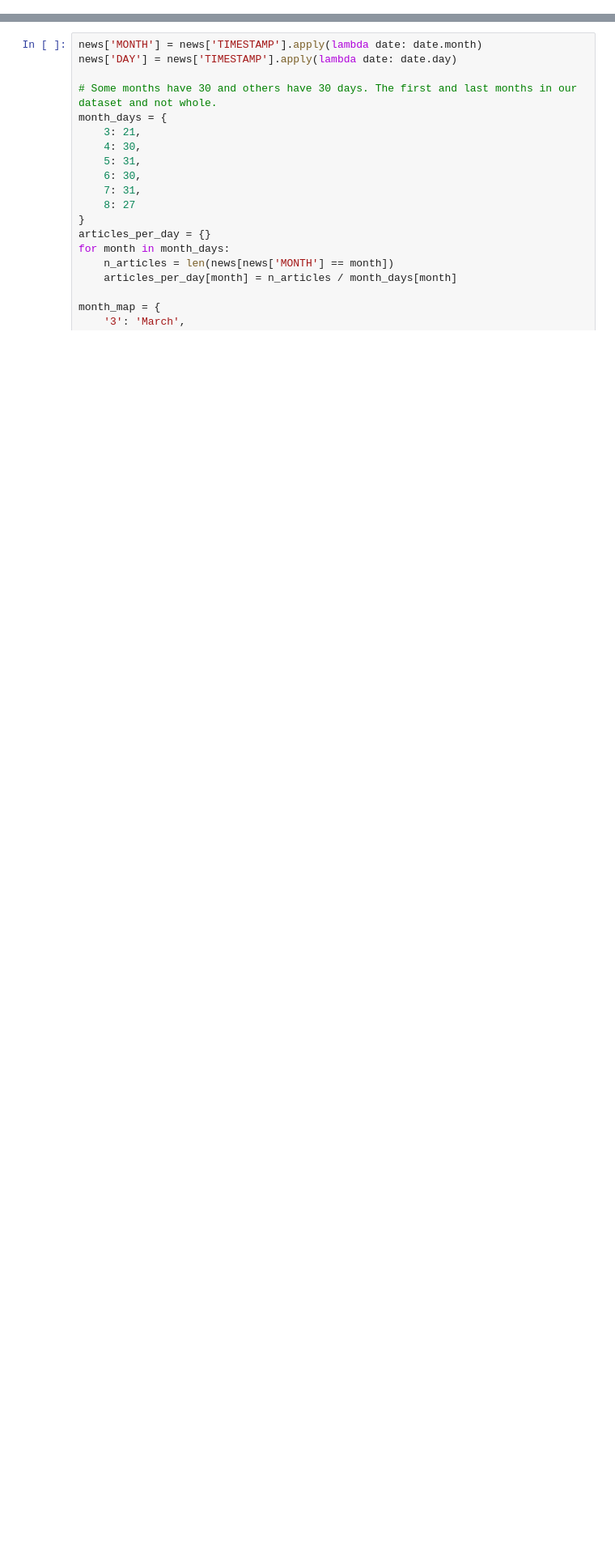
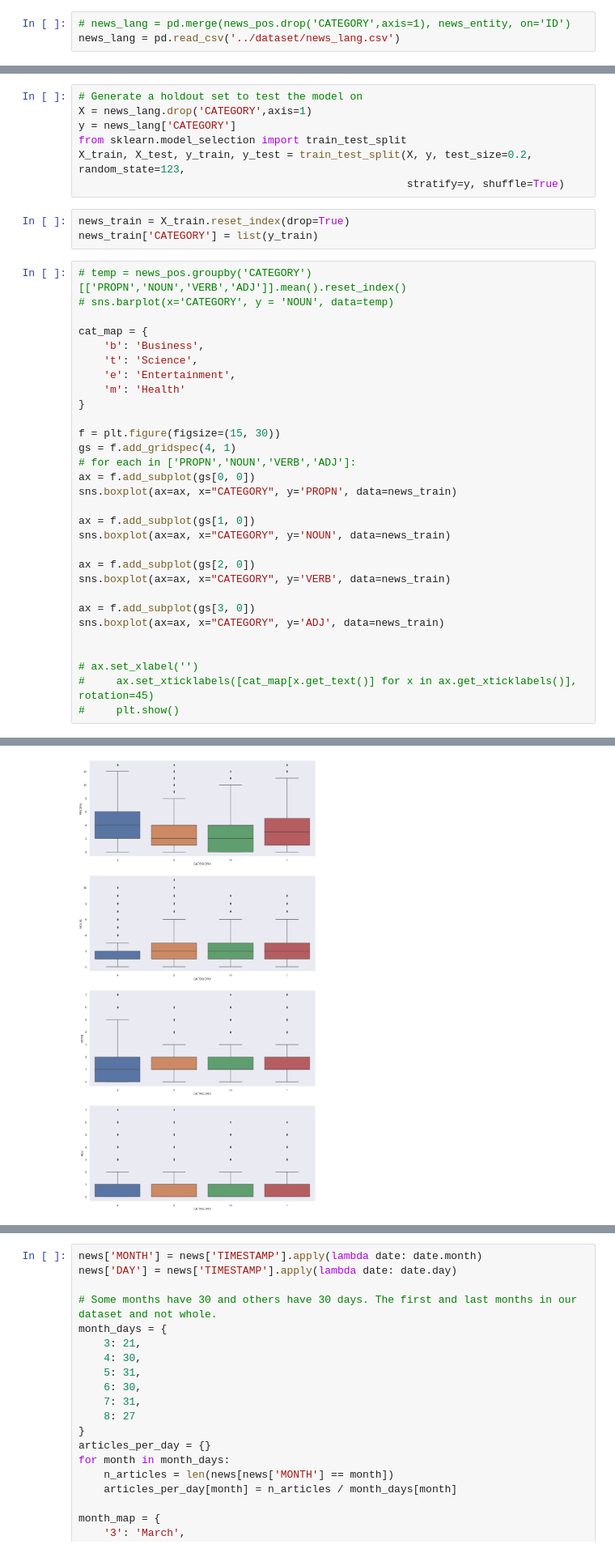
Before and after one commit to thekartikay/capstone-news, a Jupyter notebook: Exploratory Data Analysis.ipynb, the cells around one changed output, grey strips where cells are left out. Shown: that part at 81% size. Drawn from its saved outputs; the diff is of its cells as text; blank space fills up the shorter version.

```diff
--- a/Exploratory Data Analysis.ipynb
+++ b/Exploratory Data Analysis.ipynb
@@ -75,0 +77,3 @@ news_pos = pd.read_csv('../dataset/news_pos.csv')
+# %%
+# news_lang = pd.merge(news_pos.drop('CATEGORY',axis=1), news_entity, on='ID')
+news_lang = pd.read_csv('../dataset/news_lang.csv')
@@ -75,0 +84,41 @@ news_pos = pd.read_csv('../dataset/news_pos.csv')
+# %%
+# Generate a holdout set to test the model on
+X = news_lang.drop('CATEGORY',axis=1)
+y = news_lang['CATEGORY']
+from sklearn.model_selection import train_test_split
+X_train, X_test, y_train, y_test = train_test_split(X, y, test_size=0.2, random_state=123,
+                                                    stratify=y, shuffle=True)
+# %%
+news_train = X_train.reset_index(drop=True)
+news_train['CATEGORY'] = list(y_train)
+# %%
+# temp = news_pos.groupby('CATEGORY')[['PROPN','NOUN','VERB','ADJ']].mean().reset_index()
+# sns.barplot(x='CATEGORY', y = 'NOUN', data=temp)
+
+cat_map = {
+    'b': 'Business',
+    't': 'Science',
+    'e': 'Entertainment',
+    'm': 'Health'
+}
+
+f = plt.figure(figsize=(15, 30))
+gs = f.add_gridspec(4, 1)
+# for each in ['PROPN','NOUN','VERB','ADJ']:
+ax = f.add_subplot(gs[0, 0])
+sns.boxplot(ax=ax, x="CATEGORY", y='PROPN', data=news_train)
+
+ax = f.add_subplot(gs[1, 0])
+sns.boxplot(ax=ax, x="CATEGORY", y='NOUN', data=news_train)
+
+ax = f.add_subplot(gs[2, 0])
+sns.boxplot(ax=ax, x="CATEGORY", y='VERB', data=news_train)
+
+ax = f.add_subplot(gs[3, 0])
+sns.boxplot(ax=ax, x="CATEGORY", y='ADJ', data=news_train)
+
+
+# ax.set_xlabel('')
+#     ax.set_xticklabels([cat_map[x.get_text()] for x in ax.get_xticklabels()], rotation=45)
+#     plt.show()
+# %% [output]
@@ -75,0 +126 @@ news_pos = pd.read_csv('../dataset/news_pos.csv')
+[figure, added]
```
Also changed, not shown: parts of 29 cells of this notebook.
